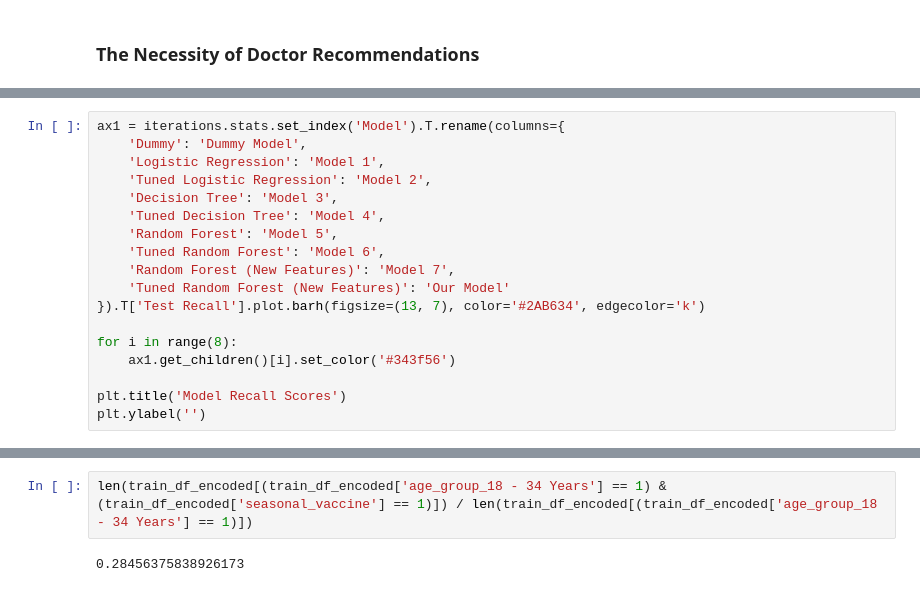
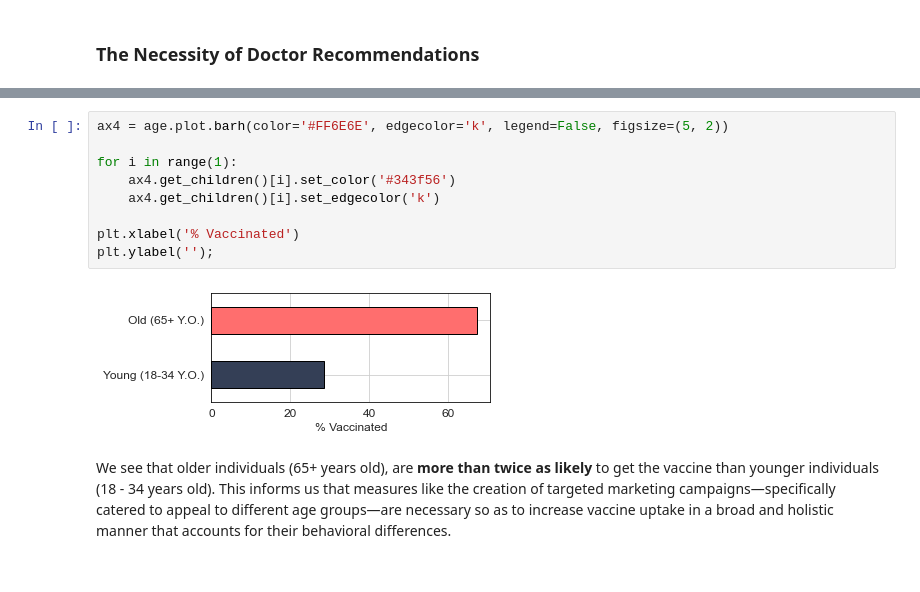
Before and after one commit to pmjustafort/flushotlearning, a Jupyter notebook: index.ipynb, the cells around one changed output, grey strips where cells are left out. Cells and saved outputs as stored; diff of their text form.

```diff
--- a/index.ipynb
+++ b/index.ipynb
@@ -638,18 +768,0 @@ calculate_percentage(train_df_encoded, 'doctor_recc_h1n1')
-# %%
-ax1 = iterations.stats.set_index('Model').T.rename(columns={
-    'Dummy': 'Dummy Model',
-    'Logistic Regression': 'Model 1',
-    'Tuned Logistic Regression': 'Model 2',
-    'Decision Tree': 'Model 3',
-    'Tuned Decision Tree': 'Model 4',
-    'Random Forest': 'Model 5',
-    'Tuned Random Forest': 'Model 6',
-    'Random Forest (New Features)': 'Model 7',
-    'Tuned Random Forest (New Features)': 'Our Model'
-}).T['Test Recall'].plot.barh(figsize=(13, 7), color='#2AB634', edgecolor='k')
-
-for i in range(8):
-    ax1.get_children()[i].set_color('#343f56')
-
-plt.title('Model Recall Scores')
-plt.ylabel('')
@@ -673,4 +769,13 @@ top_10
-# %%
-len(train_df_encoded[(train_df_encoded['age_group_18 - 34 Years'] == 1) & (train_df_encoded['seasonal_vaccine'] == 1)]) / len(train_df_encoded[(train_df_encoded['age_group_18 - 34 Years'] == 1)])
-# %% [output]
-0.28456375838926173
+# %%
+ax4 = age.plot.barh(color='#FF6E6E', edgecolor='k', legend=False, figsize=(5, 2))
+
+for i in range(1):
+    ax4.get_children()[i].set_color('#343f56')
+    ax4.get_children()[i].set_edgecolor('k')
+
+plt.xlabel('% Vaccinated')
+plt.ylabel('');
+# %% [output]
+[figure, added]
+# %% [markdown]
+We see that older individuals (65+ years old), are **more than twice as likely** to get the vaccine than younger individuals (18 - 34 years old). This informs us that measures like the creation of targeted marketing campaigns—specifically catered to appeal to different age groups—are necessary so as to increase vaccine uptake in a broad and holistic manner that accounts for their behavioral differences.
```
Also changed, not shown: parts of 60 cells of this notebook, 1 other file.
